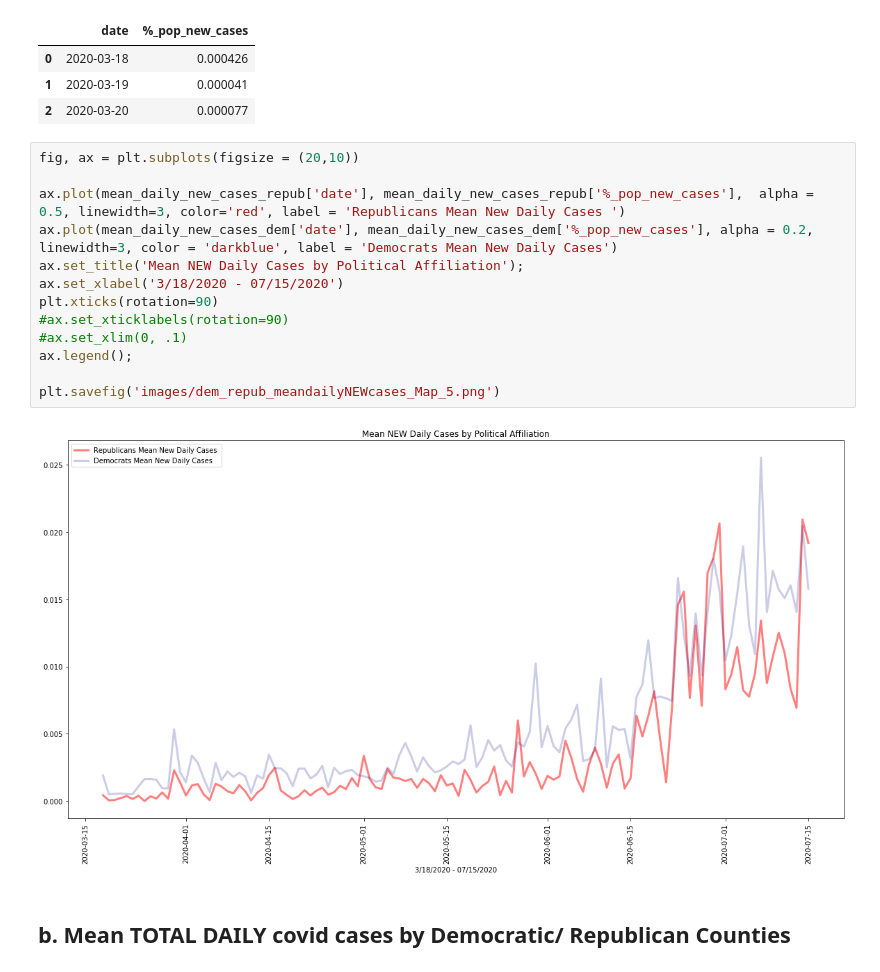
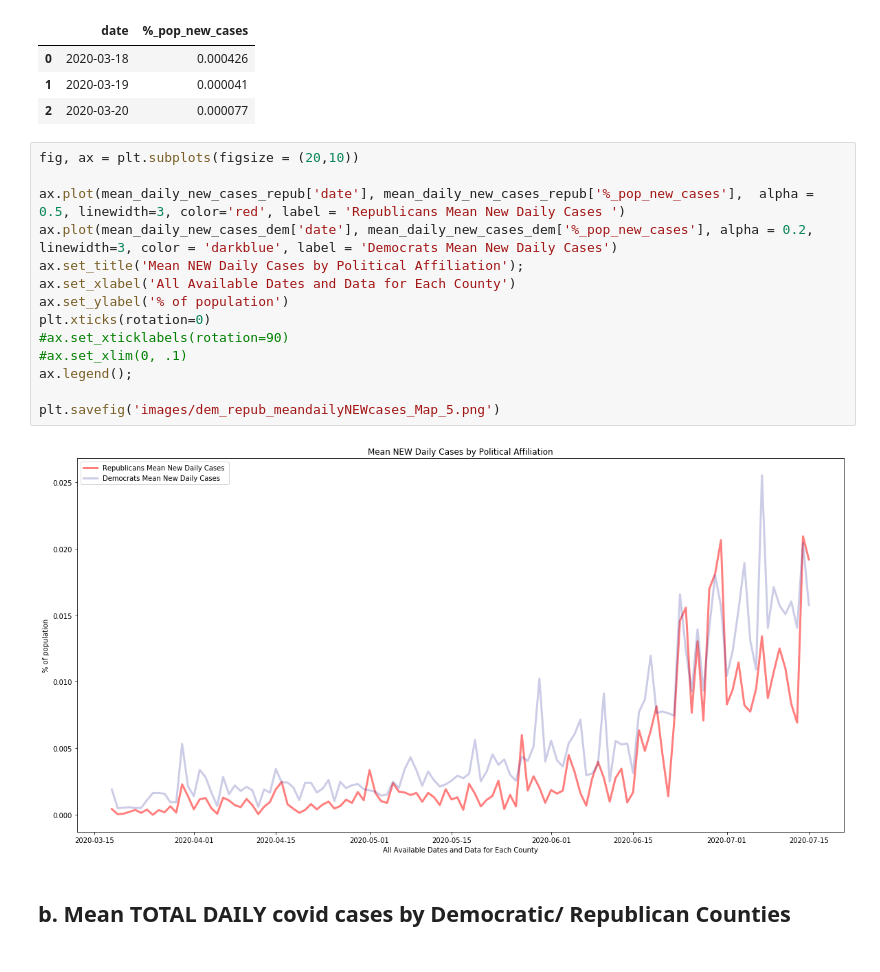
Before and after one commit to MegansColorado/Capstone_1, a Jupyter notebook: Covid_Political_Data.ipynb, the cells around one changed output. Drawn from its saved outputs; the diff is of its cells as text.

```diff
--- a/Covid_Political_Data.ipynb
+++ b/Covid_Political_Data.ipynb
@@ -156,18 +156,19 @@ mean_daily_new_cases_repub.head(3)
 # %%
 fig, ax = plt.subplots(figsize = (20,10))
 
 ax.plot(mean_daily_new_cases_repub['date'], mean_daily_new_cases_repub['%_pop_new_cases'],  alpha = 0.5, linewidth=3, color='red', label = 'Republicans Mean New Daily Cases ')
 ax.plot(mean_daily_new_cases_dem['date'], mean_daily_new_cases_dem['%_pop_new_cases'], alpha = 0.2, linewidth=3, color = 'darkblue', label = 'Democrats Mean New Daily Cases')
 ax.set_title('Mean NEW Daily Cases by Political Affiliation');
-ax.set_xlabel('3/18/2020 - 07/15/2020')
-plt.xticks(rotation=90)
+ax.set_xlabel('All Available Dates and Data for Each County')
+ax.set_ylabel('% of population')
+plt.xticks(rotation=0)
 #ax.set_xticklabels(rotation=90)
 #ax.set_xlim(0, .1)
 ax.legend();
 
 plt.savefig('images/dem_repub_meandailyNEWcases_Map_5.png')
 # %% [output]
-[figure, old version]
+[figure, new version]
 # %% [markdown]
 ## b. Mean TOTAL DAILY covid cases by Democratic/ Republican Counties
 # %%
```
Also changed, not shown: parts of 2 cells of this notebook, 21 other files.
